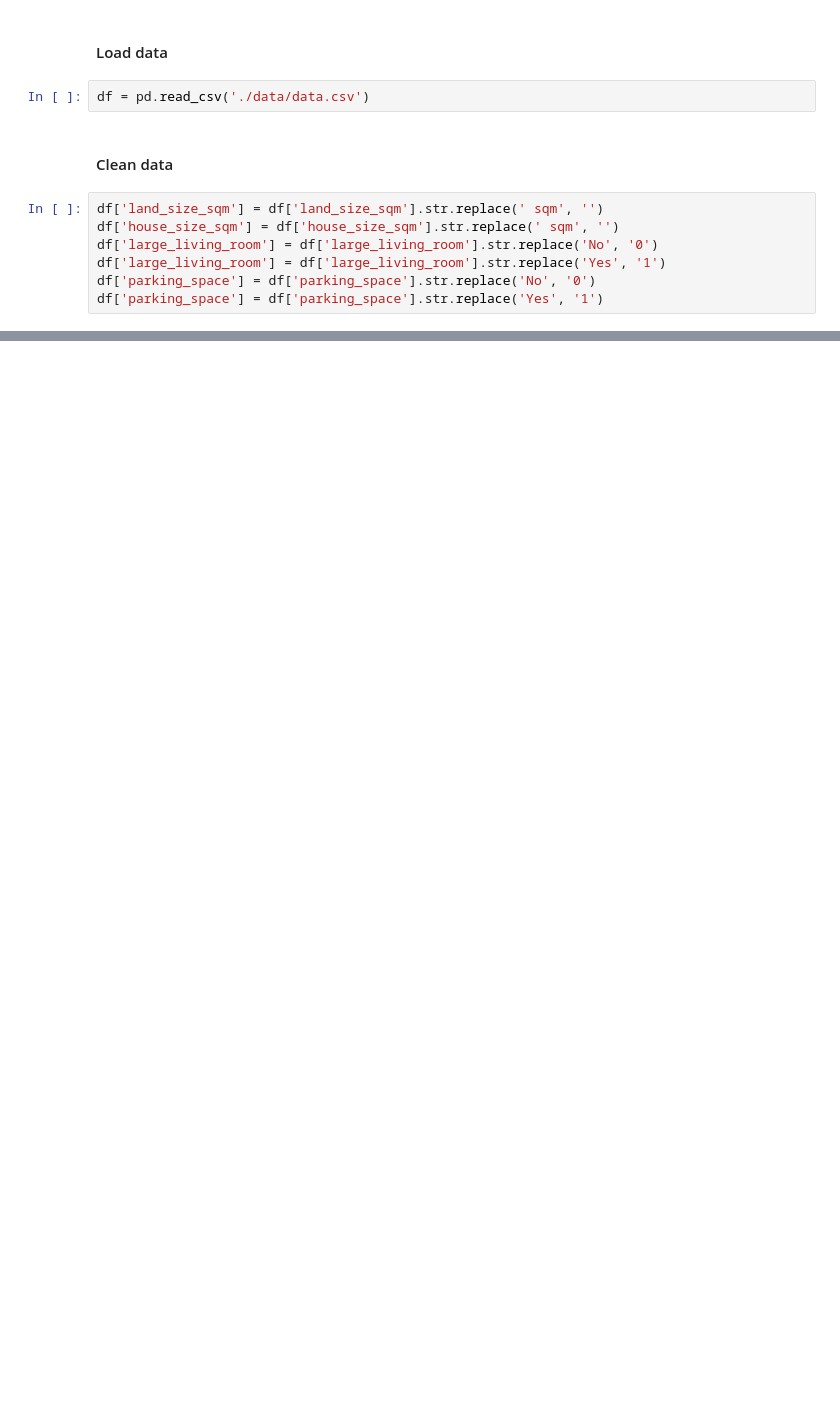
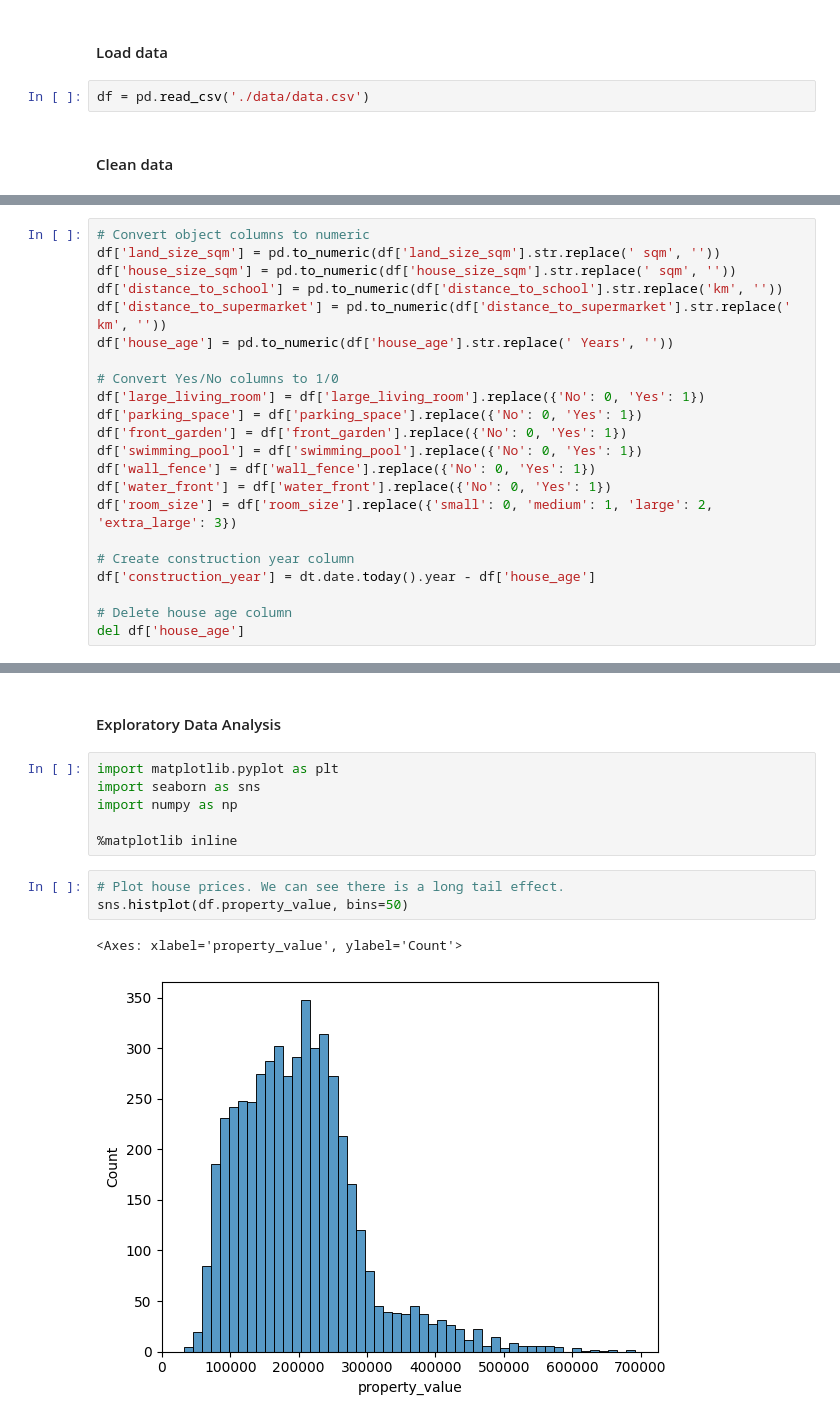
Before and after one commit to sgkertsos/predict-house-price, a Jupyter notebook: notebook.ipynb, the cells around one changed output, grey strips where cells are left out. Cells and saved outputs as stored; diff of their text form; blank space fills up the shorter version.

```diff
--- a/notebook.ipynb
+++ b/notebook.ipynb
@@ -8,10 +9,3 @@ import pandas as pd
 df = pd.read_csv('./data/data.csv')
 # %% [markdown]
 #### Clean data
-# %%
-df['land_size_sqm'] = df['land_size_sqm'].str.replace(' sqm', '')
-df['house_size_sqm'] = df['house_size_sqm'].str.replace(' sqm', '')
-df['large_living_room'] = df['large_living_room'].str.replace('No', '0')
-df['large_living_room'] = df['large_living_room'].str.replace('Yes', '1')
-df['parking_space'] = df['parking_space'].str.replace('No', '0')
-df['parking_space'] = df['parking_space'].str.replace('Yes', '1')
@@ -26,0 +12,22 @@ df.head()
+# %%
+# Convert object columns to numeric
+df['land_size_sqm'] = pd.to_numeric(df['land_size_sqm'].str.replace(' sqm', ''))
+df['house_size_sqm'] = pd.to_numeric(df['house_size_sqm'].str.replace(' sqm', ''))
+df['distance_to_school'] = pd.to_numeric(df['distance_to_school'].str.replace('km', ''))
+df['distance_to_supermarket'] = pd.to_numeric(df['distance_to_supermarket'].str.replace(' km', ''))
+df['house_age'] = pd.to_numeric(df['house_age'].str.replace(' Years', ''))
+
+# Convert Yes/No columns to 1/0
+df['large_living_room'] = df['large_living_room'].replace({'No': 0, 'Yes': 1})
+df['parking_space'] = df['parking_space'].replace({'No': 0, 'Yes': 1})
+df['front_garden'] = df['front_garden'].replace({'No': 0, 'Yes': 1})
+df['swimming_pool'] = df['swimming_pool'].replace({'No': 0, 'Yes': 1})
+df['wall_fence'] = df['wall_fence'].replace({'No': 0, 'Yes': 1})
+df['water_front'] = df['water_front'].replace({'No': 0, 'Yes': 1})
+df['room_size'] = df['room_size'].replace({'small': 0, 'medium': 1, 'large': 2, 'extra_large': 3})
+
+# Create construction year column
+df['construction_year'] = dt.date.today().year - df['house_age']
+
+# Delete house age column
+del df['house_age']
@@ -26,0 +52,14 @@ df.head()
+# %% [markdown]
+#### Exploratory Data Analysis
+# %%
+import matplotlib.pyplot as plt
+import seaborn as sns
+import numpy as np
+
+%matplotlib inline
+# %%
+# Plot house prices. We can see there is a long tail effect.
+sns.histplot(df.property_value, bins=50)
+# %% [output]
+<Axes: xlabel='property_value', ylabel='Count'>
+[figure, added]
```
Also changed, not shown: parts of 8 cells of this notebook.
